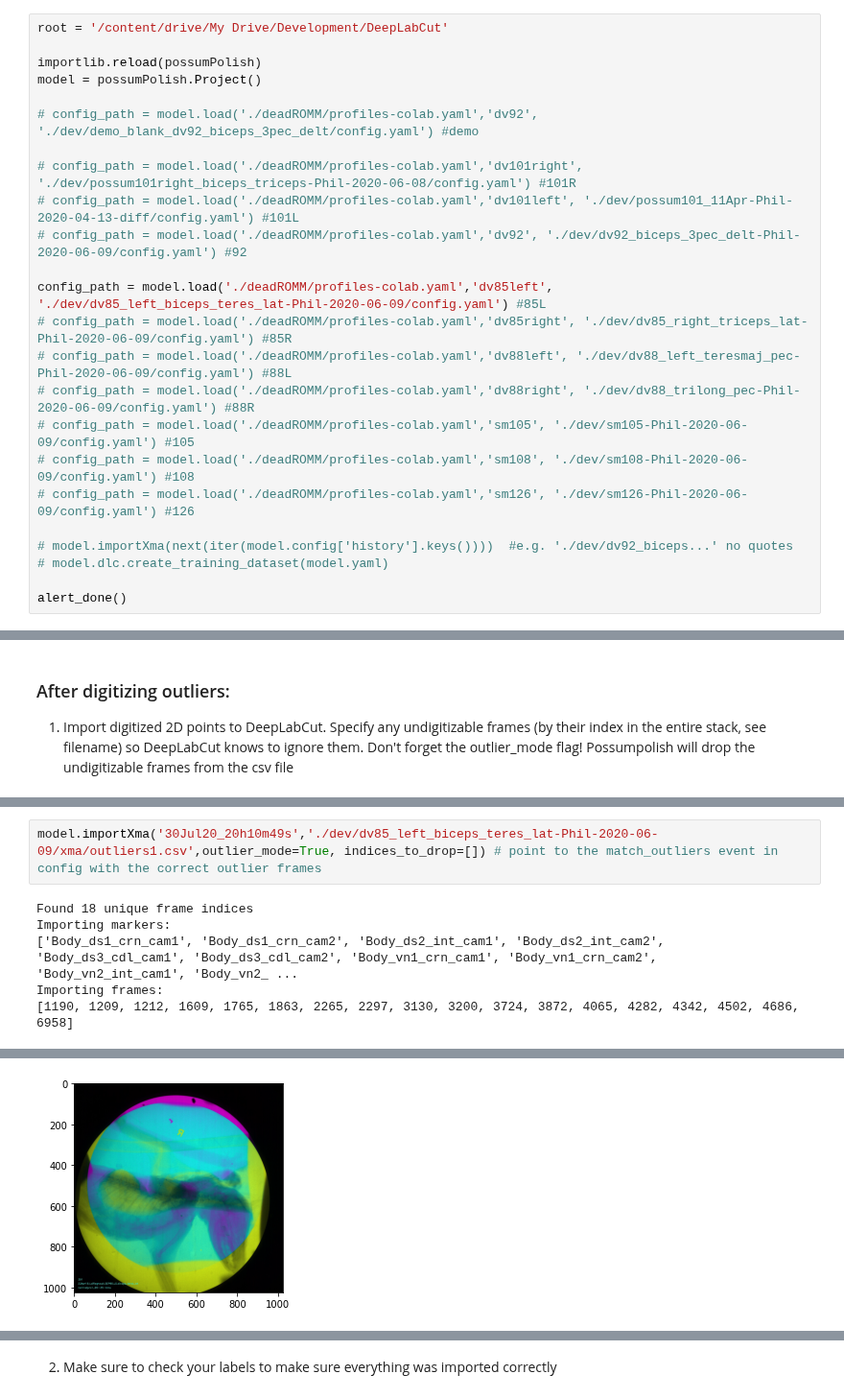
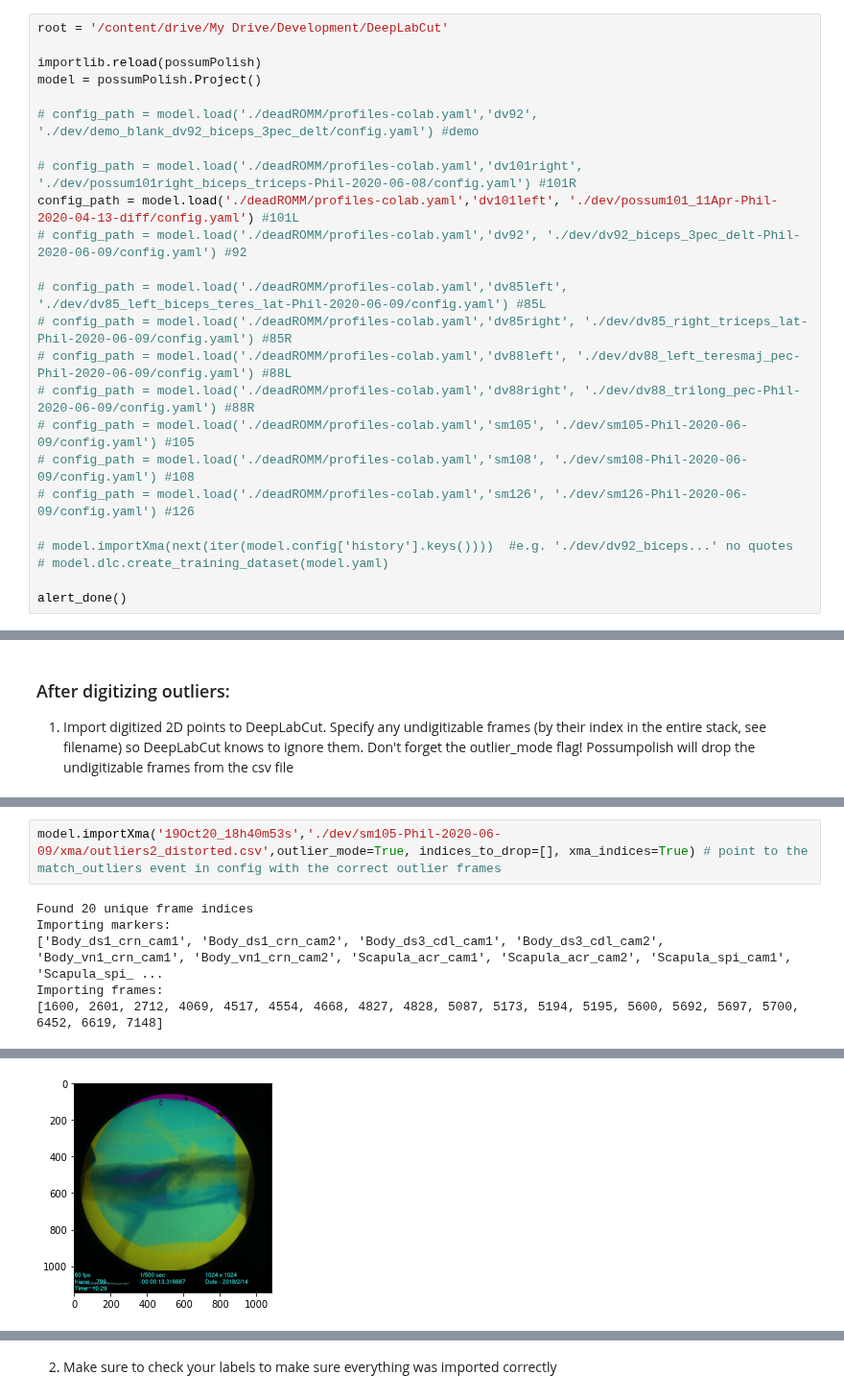
Before and after one commit to popscallion/DeepLabCut, a Jupyter notebook: deadROMM/deadROMM-colab.ipynb, the cells around one changed output, grey strips where cells are left out. Shown at 96% size. Cells and saved outputs as stored; diff of their text form.

```diff
--- a/deadROMM/deadROMM-colab.ipynb
+++ b/deadROMM/deadROMM-colab.ipynb
@@ -80,10 +106,10 @@ model = possumPolish.Project()
 # config_path = model.load('./deadROMM/profiles-colab.yaml','dv92', './dev/demo_blank_dv92_biceps_3pec_delt/config.yaml') #demo
 
 # config_path = model.load('./deadROMM/profiles-colab.yaml','dv101right', './dev/possum101right_biceps_triceps-Phil-2020-06-08/config.yaml') #101R
-# config_path = model.load('./deadROMM/profiles-colab.yaml','dv101left', './dev/possum101_11Apr-Phil-2020-04-13-diff/config.yaml') #101L
+config_path = model.load('./deadROMM/profiles-colab.yaml','dv101left', './dev/possum101_11Apr-Phil-2020-04-13-diff/config.yaml') #101L
 # config_path = model.load('./deadROMM/profiles-colab.yaml','dv92', './dev/dv92_biceps_3pec_delt-Phil-2020-06-09/config.yaml') #92
 
-config_path = model.load('./deadROMM/profiles-colab.yaml','dv85left', './dev/dv85_left_biceps_teres_lat-Phil-2020-06-09/config.yaml') #85L
+# config_path = model.load('./deadROMM/profiles-colab.yaml','dv85left', './dev/dv85_left_biceps_teres_lat-Phil-2020-06-09/config.yaml') #85L
 # config_path = model.load('./deadROMM/profiles-colab.yaml','dv85right', './dev/dv85_right_triceps_lat-Phil-2020-06-09/config.yaml') #85R
 # config_path = model.load('./deadROMM/profiles-colab.yaml','dv88left', './dev/dv88_left_teresmaj_pec-Phil-2020-06-09/config.yaml') #88L
 # config_path = model.load('./deadROMM/profiles-colab.yaml','dv88right', './dev/dv88_trilong_pec-Phil-2020-06-09/config.yaml') #88R
@@ -114,11 +163,11 @@ Successfully loaded profile dv85left
 # %%
-model.importXma('30Jul20_20h10m49s','./dev/dv85_left_biceps_teres_lat-Phil-2020-06-09/xma/outliers1.csv',outlier_mode=True, indices_to_drop=[]) # point to the match_outliers event in config with the correct outlier frames
+model.importXma('19Oct20_18h40m53s','./dev/sm105-Phil-2020-06-09/xma/outliers2_distorted.csv',outlier_mode=True, indices_to_drop=[], xma_indices=True) # point to the match_outliers event in config with the correct outlier frames
 # %% [output]
-Found 18 unique frame indices
+Found 20 unique frame indices
 Importing markers:
-['Body_ds1_crn_cam1', 'Body_ds1_crn_cam2', 'Body_ds2_int_cam1', 'Body_ds2_int_cam2', 'Body_ds3_cdl_cam1', 'Body_ds3_cdl_cam2', 'Body_vn1_crn_cam1', 'Body_vn1_crn_cam2', 'Body_vn2_int_cam1', 'Body_vn2_ ...
+['Body_ds1_crn_cam1', 'Body_ds1_crn_cam2', 'Body_ds3_cdl_cam1', 'Body_ds3_cdl_cam2', 'Body_vn1_crn_cam1', 'Body_vn1_crn_cam2', 'Scapula_acr_cam1', 'Scapula_acr_cam2', 'Scapula_spi_cam1', 'Scapula_spi_ ...
 Importing frames:
-[1190, 1209, 1212, 1609, 1765, 1863, 2265, 2297, 3130, 3200, 3724, 3872, 4065, 4282, 4342, 4502, 4686, 6958]
+[1600, 2601, 2712, 4069, 4517, 4554, 4668, 4827, 4828, 5087, 5173, 5194, 5195, 5600, 5692, 5697, 5700, 6452, 6619, 7148]
 The default 'Loader' for 'load(stream)' without further arguments can be unsafe.
 Use 'load(stream, Loader=ruamel.yaml.Loader)' explicitly if that is OK.
 Alternatively include the following in your code:
@@ -133 +182 @@ Successfully spliced XMALab 2D points to DLC format; saved ./dev/dv85_left_bicep
-[figure, old version]
+[figure, new version]
```
Also changed, not shown: parts of 16 cells of this notebook, 22 other files.
